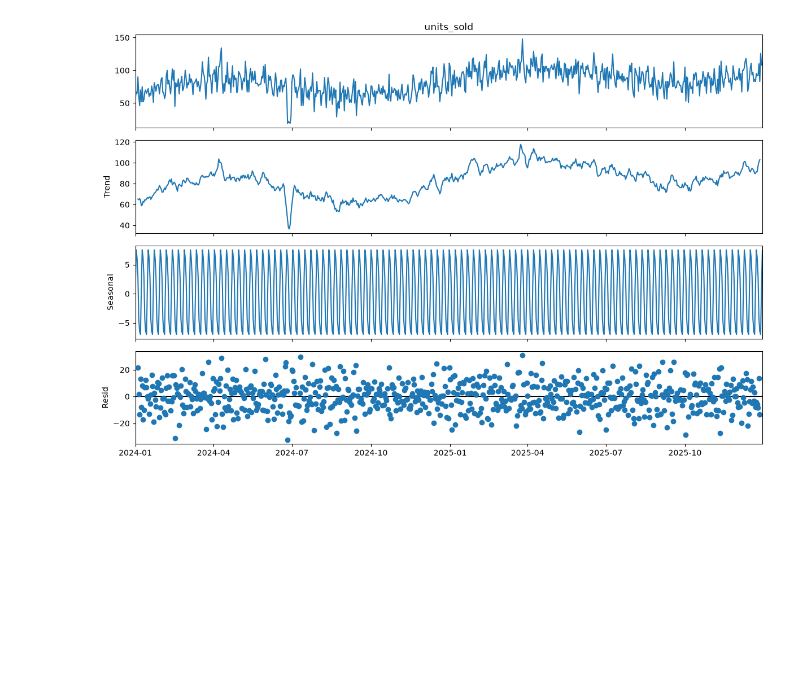
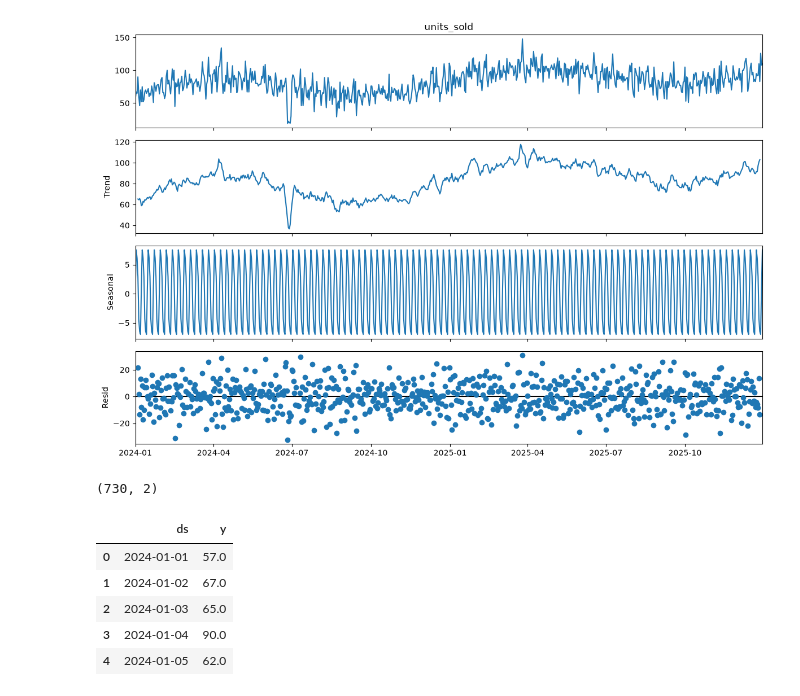
Before and after one commit to jbx-p/supply-chain-demand-forecasting, a Jupyter notebook: notebooks/exploration.ipynb, the cells around one changed output. Cells and saved outputs as stored; diff of their text form; code cells hidden in the pictures; blank space fills up the shorter version.

```diff
--- a/notebooks/exploration.ipynb
+++ b/notebooks/exploration.ipynb
@@ -76,3 +76,25 @@ plt.savefig("../dashboard/screenshots/seasonal_decomposition.png")
 plt.show()
 # %% [output]
 [figure]
+# %%
+# Pick one product/warehouse combination to model first
+product_id = 1
+warehouse_id = 1
+
+series = demand_df[
+    (demand_df.product_id == product_id) & (demand_df.warehouse_id == warehouse_id)
+][["date", "units_sold"]].copy()
+
+series = series.rename(columns={"date": "ds", "units_sold": "y"})
+series = series.sort_values("ds").reset_index(drop=True)
+
+print(series.shape)
+series.head()
+# %% [output]
+(730, 2)
+|  | ds | y |
+| 0 | 2024-01-01 | 57.0 |
+| 1 | 2024-01-02 | 67.0 |
+| 2 | 2024-01-03 | 65.0 |
+| 3 | 2024-01-04 | 90.0 |
+| 4 | 2024-01-05 | 62.0 |
```
Also changed, not shown: parts of 9 cells of this notebook, 4 other files.
